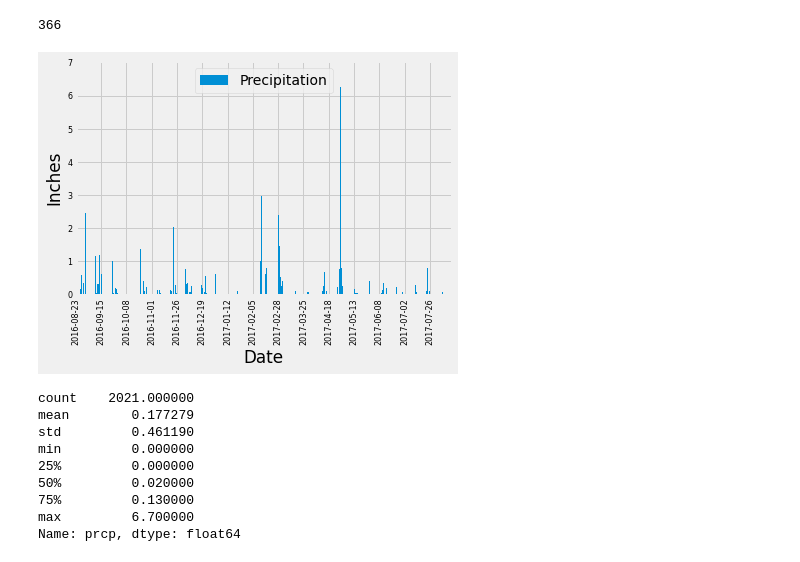
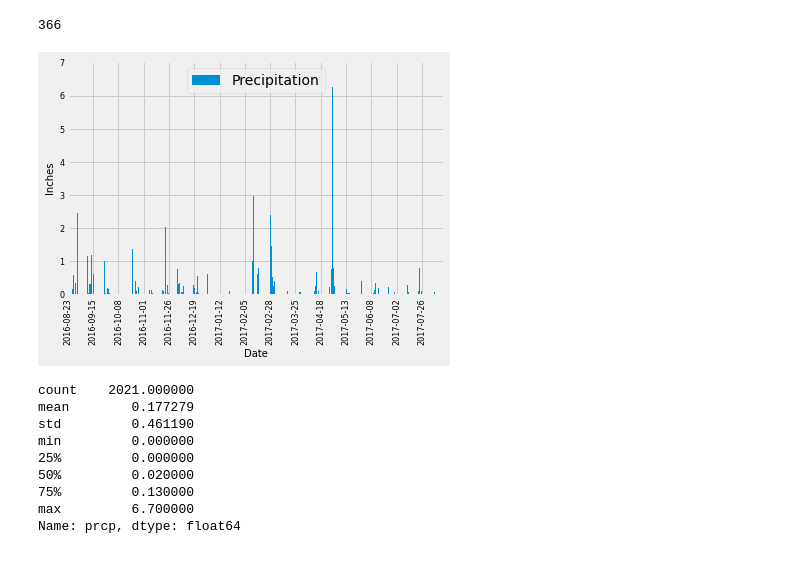
Before and after one commit to emedina2/sqlalchemy-challenge, a Jupyter notebook: climate_starter.ipynb, the cells around one changed output. Saved outputs shown, nothing was run; the diff lists cells and outputs as text; code cells hidden in the pictures.

```diff
--- a/climate_starter.ipynb
+++ b/climate_starter.ipynb
@@ -96,6 +96,11 @@ date_prec_df.head(2230)
 | 1528 | 2017-08-23 | 0.08 |
 | 2229 | 2017-08-23 | 0.45 |
 2230 rows × 2 columns
+# %%
+date_prec = session.query(Measurement.date, Measurement.prcp).\
+    filter(Measurement.date >= 2016-8-23).all()
+date_prec_df = pd.DataFrame(date_prec)
+date_prec_df = date_prec_df.sort_values(['date'])
 # %%
 dates = date_prec_df['date']
 total_dates = len(dates)
@@ -107,13 +112,13 @@ len(dates.unique())
 # %%
 # Use Pandas Plotting with Matplotlib to plot the data
 date_prec_df.plot('date','prcp',kind = "bar",figsize=(6,4), label = "Precipitation")
 plt.xticks(np.arange(0,total_dates,150),rotation=90, fontsize=8)
 plt.yticks(fontsize = 8)
-plt.xlabel('Date', fontsize = )
+plt.xlabel('Date', fontsize = 10)
 plt.ylabel('Inches', fontsize = 10)
 plt.show()
 # %% [output]
-[figure, old version]
+[figure, new version]
 # %%
 # Use Pandas to calcualte the summary statistics for the precipitation data
 Summary_Stats = date_prec_df['prcp'].describe()
```
Also changed, not shown: parts of 3 cells of this notebook, 1 other file.
